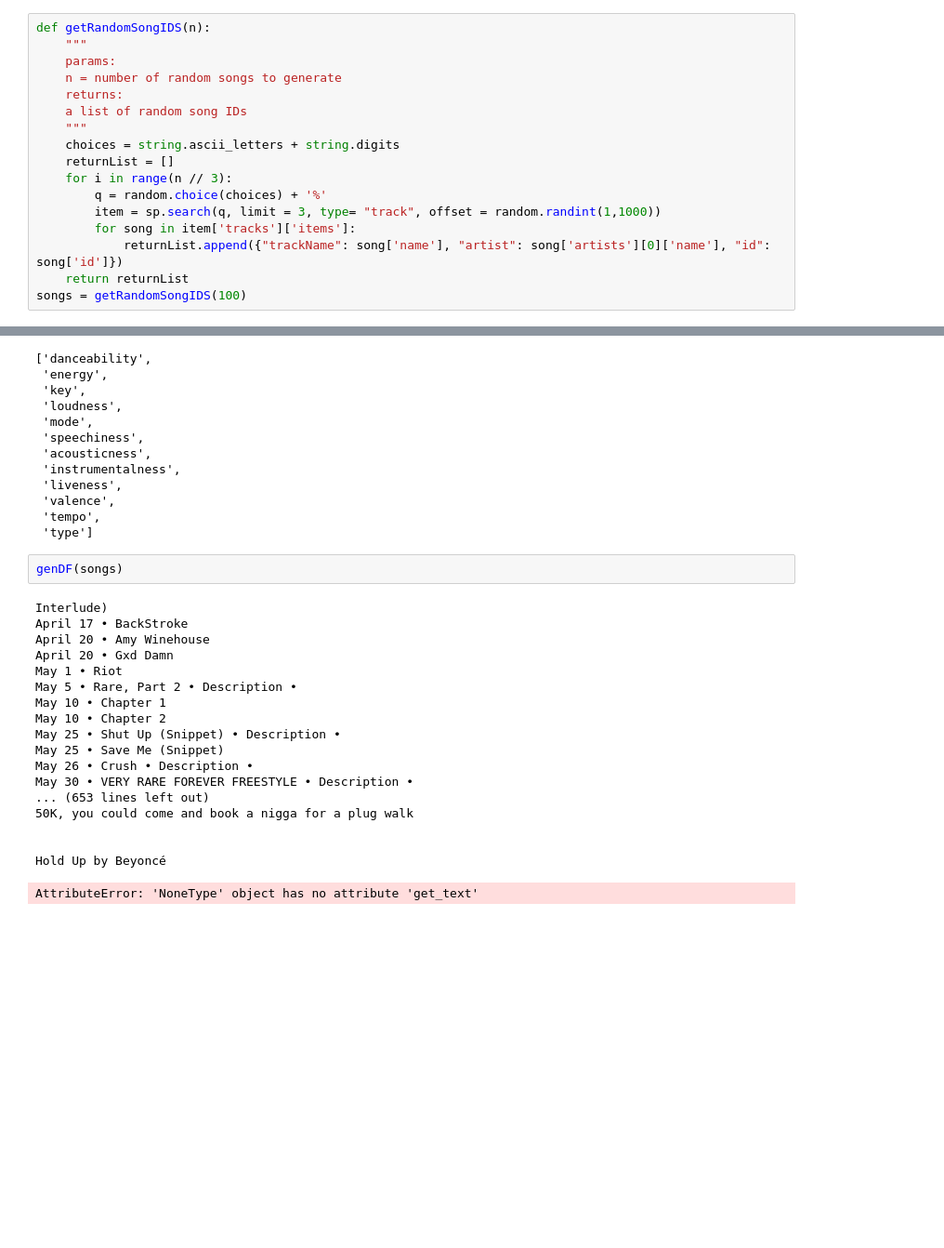
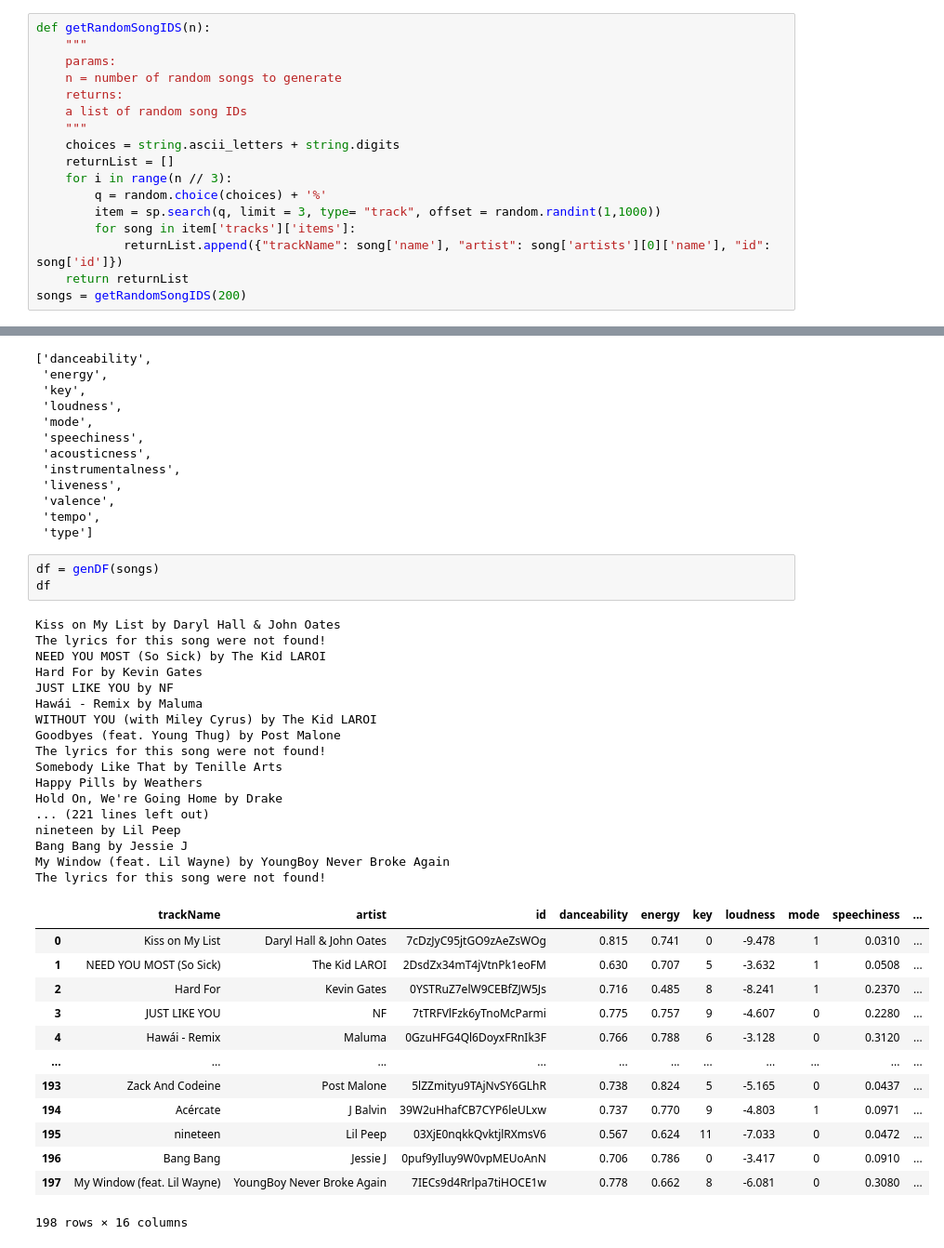
Before and after one commit to benbrill/MoodSpace, a Jupyter notebook: clustering_dataframes.ipynb, the cells around one changed output, grey strips where cells are left out. Shown at 93% size. Cells and saved outputs as stored; diff of their text form; blank space fills up the shorter version.

```diff
--- a/clustering_dataframes.ipynb
+++ b/clustering_dataframes.ipynb
@@ -67,4 +67,4 @@ def getRandomSongIDS(n):
         for song in item['tracks']['items']:
             returnList.append({"trackName": song['name'], "artist": song['artists'][0]['name'], "id": song['id']})
     return returnList
-songs = getRandomSongIDS(100)
+songs = getRandomSongIDS(200)
@@ -135,24 +100,37 @@ list(h[0].keys())[:12]
  'valence',
  'tempo',
  'type']
-# %%
-genDF(songs)
-# %% [output]
-Interlude)
-April 17 • BackStroke
-April 20 • Amy Winehouse
-April 20 • Gxd Damn
-May 1 • Riot
-May 5 • Rare, Part 2 • Description •
-May 10 • Chapter 1
-May 10 • Chapter 2
-May 25 • Shut Up (Snippet) • Description •
-May 25 • Save Me (Snippet)
-May 26 • Crush • Description •
-May 30 • VERY RARE FOREVER FREESTYLE • Description •
-... (653 lines left out)
-50K, you could come and book a nigga for a plug walk
-
-
-Hold Up by Beyoncé
-AttributeError: 'NoneType' object has no attribute 'get_text'
+# %%
+df = genDF(songs)
+df
+# %% [output]
+Kiss on My List by Daryl Hall & John Oates
+The lyrics for this song were not found!
+NEED YOU MOST (So Sick) by The Kid LAROI
+Hard For by Kevin Gates
+JUST LIKE YOU by NF
+Hawái - Remix by Maluma
+WITHOUT YOU (with Miley Cyrus) by The Kid LAROI
+Goodbyes (feat. Young Thug) by Post Malone
+The lyrics for this song were not found!
+Somebody Like That by Tenille Arts
+Happy Pills by Weathers
+Hold On, We're Going Home by Drake
+... (221 lines left out)
+nineteen by Lil Peep
+Bang Bang by Jessie J
+My Window (feat. Lil Wayne) by YoungBoy Never Broke Again
+The lyrics for this song were not found!
+|  | trackName | artist | id | danceability | energy | key | loudness | mode | speechiness | ... |
+| 0 | Kiss on My List | Daryl Hall & John Oates | 7cDzJyC95jtGO9zAeZsWOg | 0.815 | 0.741 | 0 | -9.478 | 1 | 0.0310 | ... |
+| 1 | NEED YOU MOST (So Sick) | The Kid LAROI | 2DsdZx34mT4jVtnPk1eoFM | 0.630 | 0.707 | 5 | -3.632 | 1 | 0.0508 | ... |
+| 2 | Hard For | Kevin Gates | 0YSTRuZ7elW9CEBfZJW5Js | 0.716 | 0.485 | 8 | -8.241 | 1 | 0.2370 | ... |
+| 3 | JUST LIKE YOU | NF | 7tTRFVlFzk6yTnoMcParmi | 0.775 | 0.757 | 9 | -4.607 | 0 | 0.2280 | ... |
+| 4 | Hawái - Remix | Maluma | 0GzuHFG4Ql6DoyxFRnIk3F | 0.766 | 0.788 | 6 | -3.128 | 0 | 0.3120 | ... |
+| ... | ... | ... | ... | ... | ... | ... | ... | ... | ... | ... |
+| 193 | Zack And Codeine | Post Malone | 5lZZmityu9TAjNvSY6GLhR | 0.738 | 0.824 | 5 | -5.165 | 0 | 0.0437 | ... |
+| 194 | Acércate | J Balvin | 39W2uHhafCB7CYP6leULxw | 0.737 | 0.770 | 9 | -4.803 | 1 | 0.0971 | ... |
+| 195 | nineteen | Lil Peep | 03XjE0nqkkQvktjlRXmsV6 | 0.567 | 0.624 | 11 | -7.033 | 0 | 0.0472 | ... |
+| 196 | Bang Bang | Jessie J | 0puf9yIluy9W0vpMEUoAnN | 0.706 | 0.786 | 0 | -3.417 | 0 | 0.0910 | ... |
+| 197 | My Window (feat. Lil Wayne) | YoungBoy Never Broke Again | 7IECs9d4Rrlpa7tiHOCE1w | 0.778 | 0.662 | 8 | -6.081 | 0 | 0.3080 | ... |
+198 rows × 16 columns
```
Also changed, not shown: parts of 11 cells of this notebook, 2 other files.
